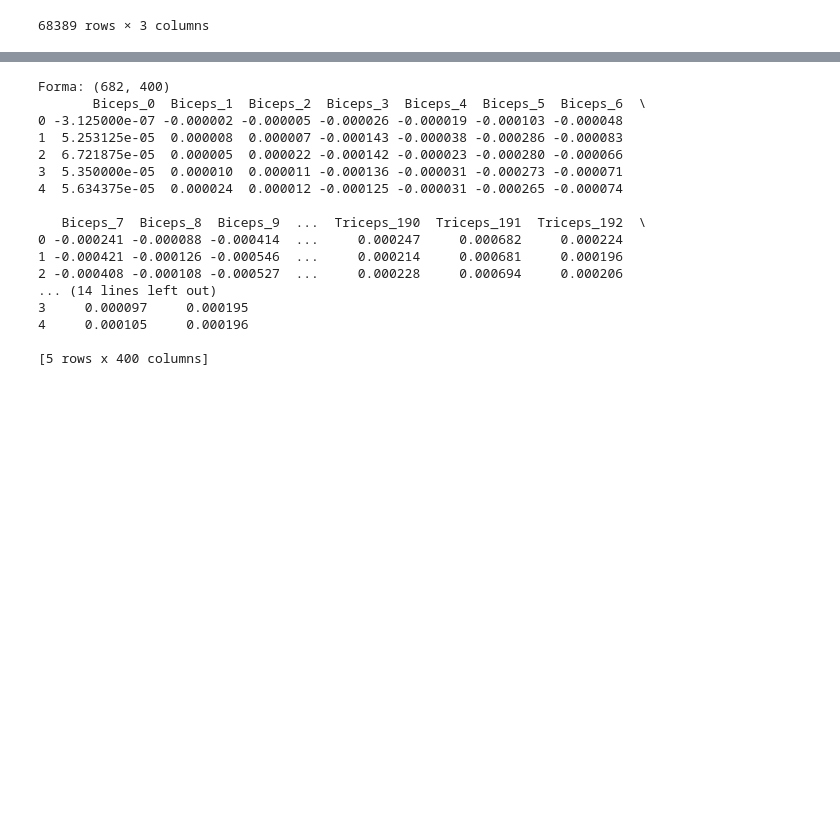
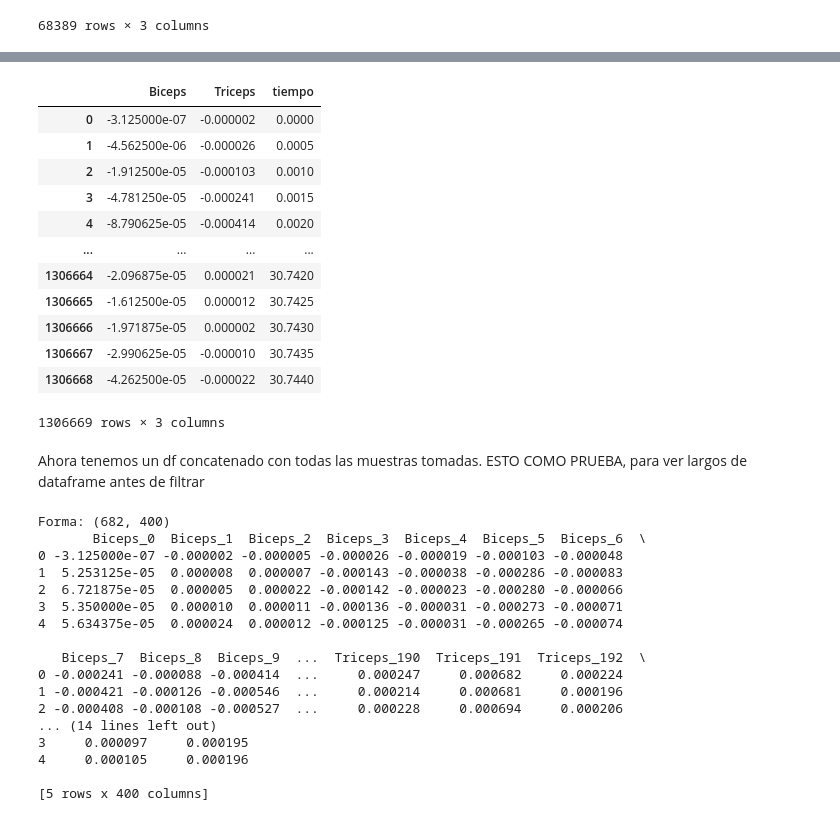
Before and after one commit to saramarin06/AI-powered-prosthesis-control, a Jupyter notebook: Prueba1Funciones.ipynb, the cells around one changed output, grey strips where cells are left out. Drawn from its saved outputs; the diff is of its cells as text; code cells hidden in the pictures; blank space fills up the shorter version.

Commit message:
Prueba concatenación

```diff
--- a/Prueba1Funciones.ipynb
+++ b/Prueba1Funciones.ipynb
@@ -73,0 +76,6 @@ M1
+# %%
+lista_de_Ventanas = []
+for i in pathlist:
+    print(i)
+    M=load_emg(i)
+    lista_de_Ventanas.append(M)
@@ -74,3 +130,22 @@ M1
+# %%
+df_final = pd.concat(lista_de_Ventanas, ignore_index=True)  #aqui con ignore_index para reiniciar los idices, que siga contando hacia abajo.
+df_final
+# %% [output]
+|  | Biceps | Triceps | tiempo |
+| 0 | -3.125000e-07 | -0.000002 | 0.0000 |
+| 1 | -4.562500e-06 | -0.000026 | 0.0005 |
+| 2 | -1.912500e-05 | -0.000103 | 0.0010 |
+| 3 | -4.781250e-05 | -0.000241 | 0.0015 |
+| 4 | -8.790625e-05 | -0.000414 | 0.0020 |
+| ... | ... | ... | ... |
+| 1306664 | -2.096875e-05 | 0.000021 | 30.7420 |
+| 1306665 | -1.612500e-05 | 0.000012 | 30.7425 |
+| 1306666 | -1.971875e-05 | 0.000002 | 30.7430 |
+| 1306667 | -2.990625e-05 | -0.000010 | 30.7435 |
+| 1306668 | -4.262500e-05 | -0.000022 | 30.7440 |
+1306669 rows × 3 columns
+# %% [markdown]
+Ahora tenemos un df concatenado con todas las muestras tomadas. ESTO COMO PRUEBA, para ver largos de dataframe antes de filtrar
 # %%
 ventanas_df = window_slicing_time(M1, window_time=0.1, overlap=0.5, time_col="tiempo")
 
```
Also changed, not shown: parts of 5 cells of this notebook.
